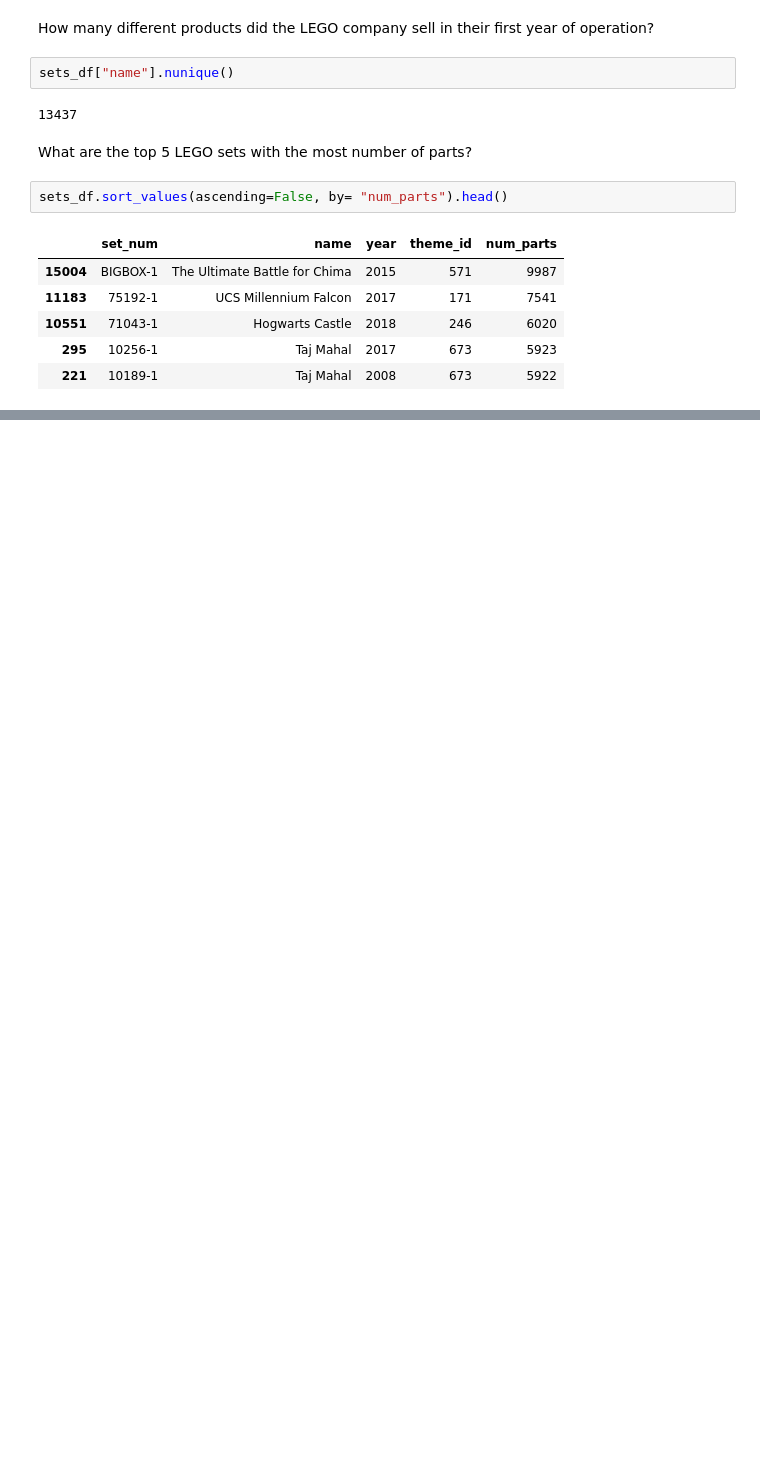
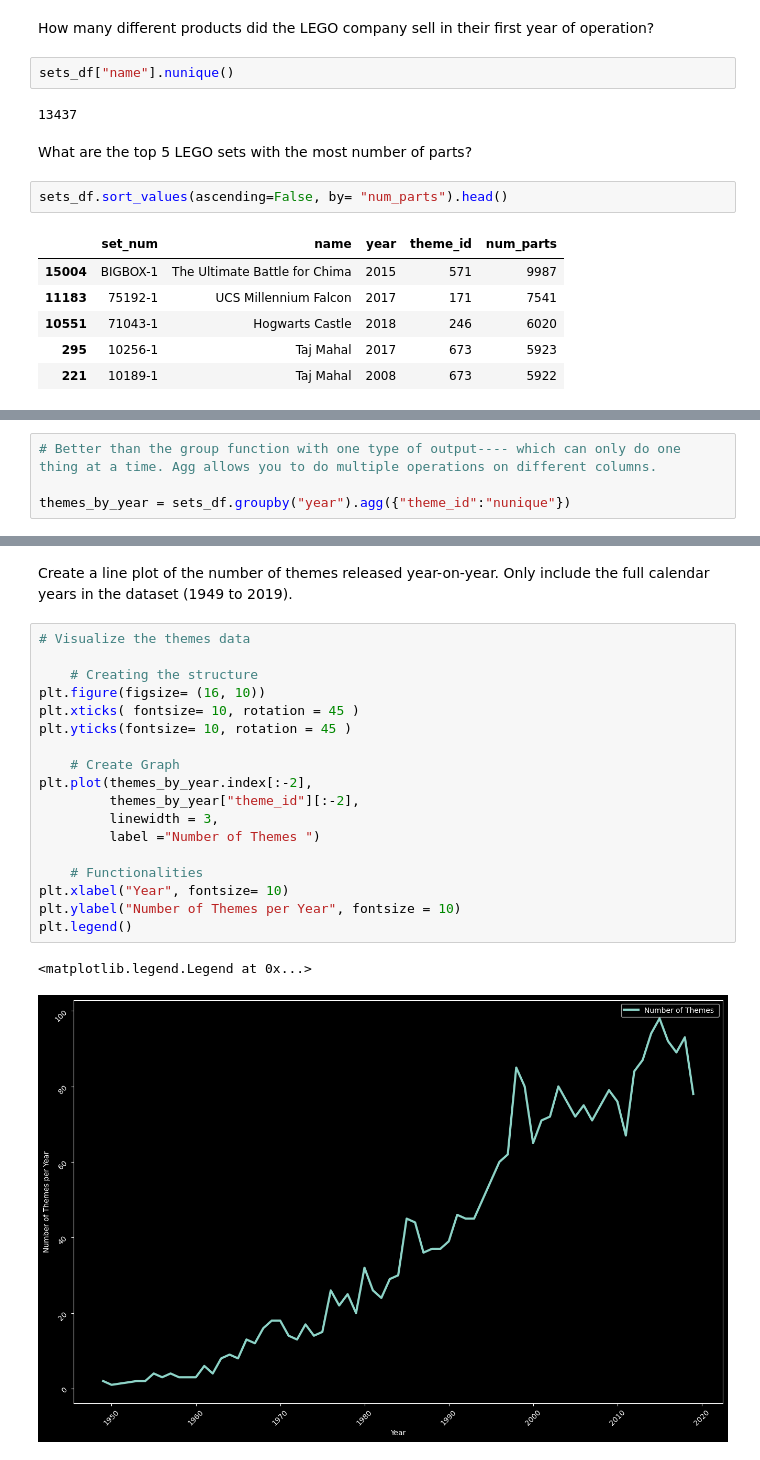
Before and after one commit to shane-221/Python_Basics, a Jupyter notebook: 09_Advanced-Data_Analysis(Pandas-Plotly-Seaborn)/74_Day_74_Advanced_Functions_pandas/main.ipynb, the cells around one changed output, grey strips where cells are left out. Saved outputs shown, nothing was run; the diff lists cells and outputs as text; blank space fills up the shorter version.

```diff
--- a/09_Advanced-Data_Analysis(Pandas-Plotly-Seaborn)/74_Day_74_Advanced_Functions_pandas/main.ipynb
+++ b/09_Advanced-Data_Analysis(Pandas-Plotly-Seaborn)/74_Day_74_Advanced_Functions_pandas/main.ipynb
@@ -113,0 +115,4 @@ _
+# %%
+# Better than the group function with one type of output---- which can only do one thing at a time. Agg allows you to do multiple operations on different columns.
+
+themes_by_year = sets_df.groupby("year").agg({"theme_id":"nunique"})
@@ -113,0 +159,23 @@ _
+# %% [markdown]
+Create a line plot of the number of themes released year-on-year. Only include the full calendar years in the dataset (1949 to 2019).
+# %%
+# Visualize the themes data
+
+    # Creating the structure
+plt.figure(figsize= (16, 10))
+plt.xticks( fontsize= 10, rotation = 45 )
+plt.yticks(fontsize= 10, rotation = 45 )
+
+    # Create Graph
+plt.plot(themes_by_year.index[:-2],
+         themes_by_year["theme_id"][:-2],
+         linewidth = 3,
+         label ="Number of Themes ")
+
+    # Functionalities
+plt.xlabel("Year", fontsize= 10)
+plt.ylabel("Number of Themes per Year", fontsize = 10)
+plt.legend()
+# %% [output]
+<matplotlib.legend.Legend at 0x...>
+[figure, added]
```
Also changed, not shown: parts of 10 cells of this notebook.
